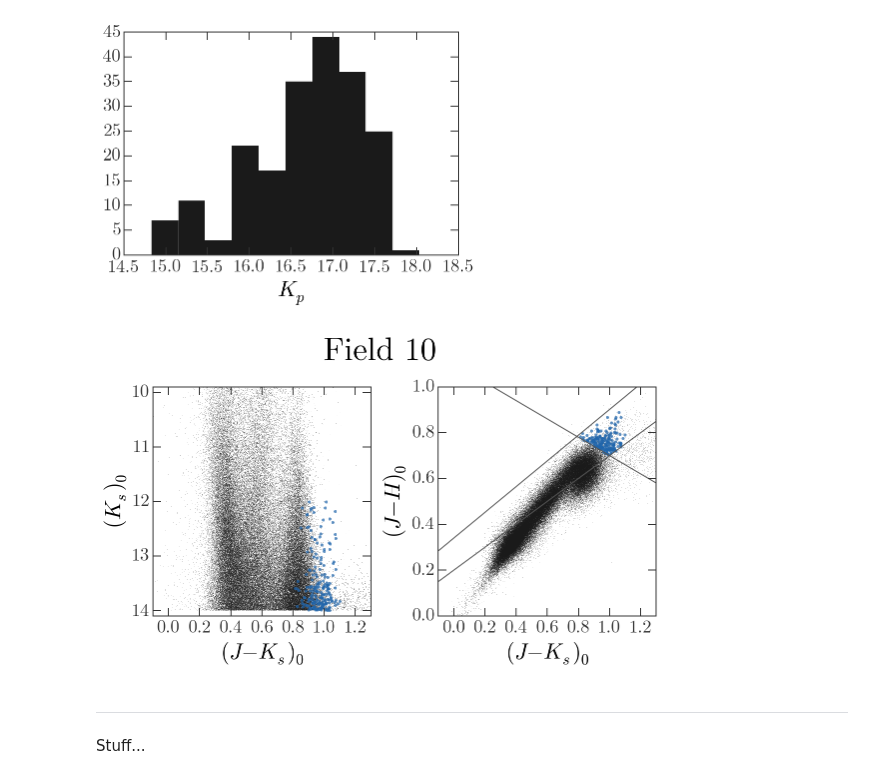
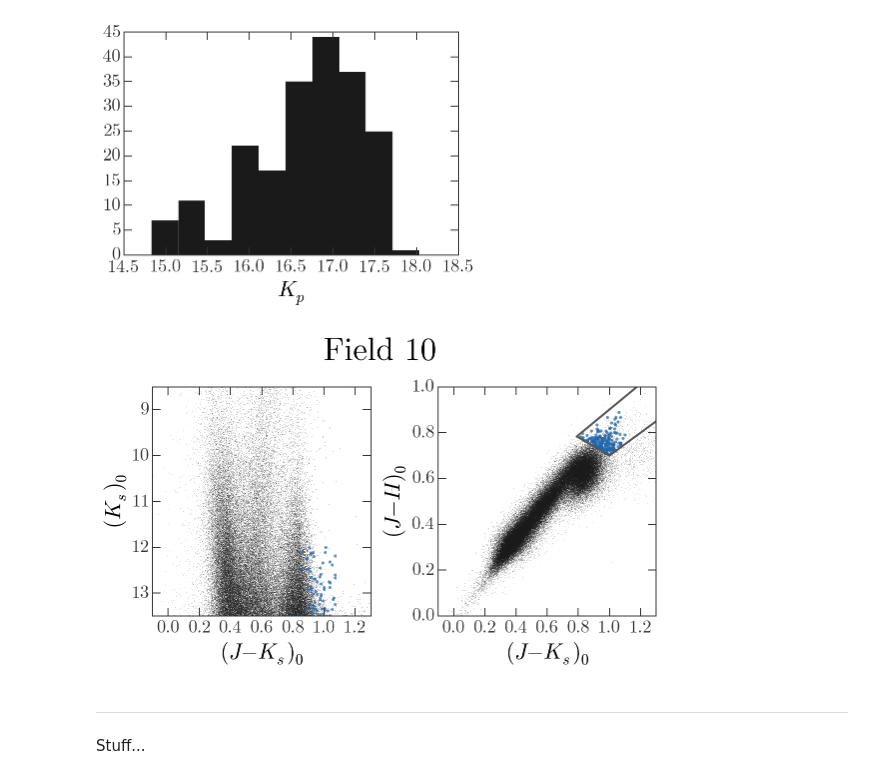
Before and after one commit to adrn/ExtraPlanets, a Jupyter notebook: notebooks/2mass - field 10.ipynb, the cells around one changed output. Drawn from its saved outputs; the diff is of its cells as text; code cells hidden in the pictures.

Commit message:
modified plots

```diff
--- a/notebooks/2mass - field 10.ipynb
+++ b/notebooks/2mass - field 10.ipynb
@@ -267,34 +267,43 @@ plt.xlabel("$K_p$")
 # %%
 fig,axes = plt.subplots(1,2,figsize=(8,4.3),sharex=True)
 
 ax = axes[0]
 ax.plot(J_K, K, linestyle='none', marker=',', alpha=0.5, rasterized=True)
 ax.plot(J_K[box_ix], K[box_ix], linestyle='none', marker='o', alpha=0.7, ms=3, rasterized=True)
-ax.set_ylim(14.1,9.9)
+ax.set_ylim(13.5, 8.5)
 ax.xaxis.set_ticks([0,0.2,0.4,0.6,0.8,1.,1.2])
 ax.set_xlim(-0.1, 1.3)
 ax.set_xlabel("$(J-K_s)_0$")
 ax.set_ylabel("$(K_s)_0$")
 
 ax = axes[1]
 ax.plot(J_K, J_H, linestyle='none', marker=',', alpha=0.5, rasterized=True)
 ax.plot(J_K[box_ix], J_H[box_ix], linestyle='none', marker='o', alpha=0.7, ms=3, rasterized=True)
 ax.set_ylim(0., 1.)
 ax.xaxis.set_ticks([0,0.2,0.4,0.6,0.8,1.,1.2])
 ax.set_xlabel("$(J-K_s)_0$")
 ax.set_ylabel("$(J-H)_0$")
 
-x = np.linspace(ax.get_xlim()[0], ax.get_xlim()[1], 100)
-ax.plot(x, 0.561*x + 0.34, marker=None, c='#555555')
-ax.plot(x, 0.5*x + 0.2, marker=None, c='#555555')
-ax.plot(x, -0.4*x + 1.1, marker=None, c='#555555')
+x = np.linspace(ax.get_xlim()[0], ax.get_xlim()[1], 1000)
+_y1 = -0.4*x + 1.1
+
+_y2 = 0.561*x + 0.34
+_ix1 = _y2 > _y1
+ax.plot(x[_ix1], _y2[_ix1], marker=None, color='#555555', lw=2.)
+
+_y3 = 0.5*x + 0.2
+_ix2 = _y3 > _y1
+ax.plot(x[_ix2], _y3[_ix2], marker=None, color='#555555', lw=2.)
+
+_ix3 = (x > x[_ix1].min()) & (x < x[_ix2].min())
+ax.plot(x[_ix3], _y1[_ix3], marker=None, color='#555555', lw=2.)
 
 fig.suptitle("Field {0}".format(field), y=1.1, fontsize=32)
 
 fig.tight_layout()
 fig.savefig("../text/fig2.pdf")
 # %% [output]
-[figure, old version]
+[figure, new version]
 # %% [markdown]
 ---
 
```
Also changed, not shown: 1 other file.
